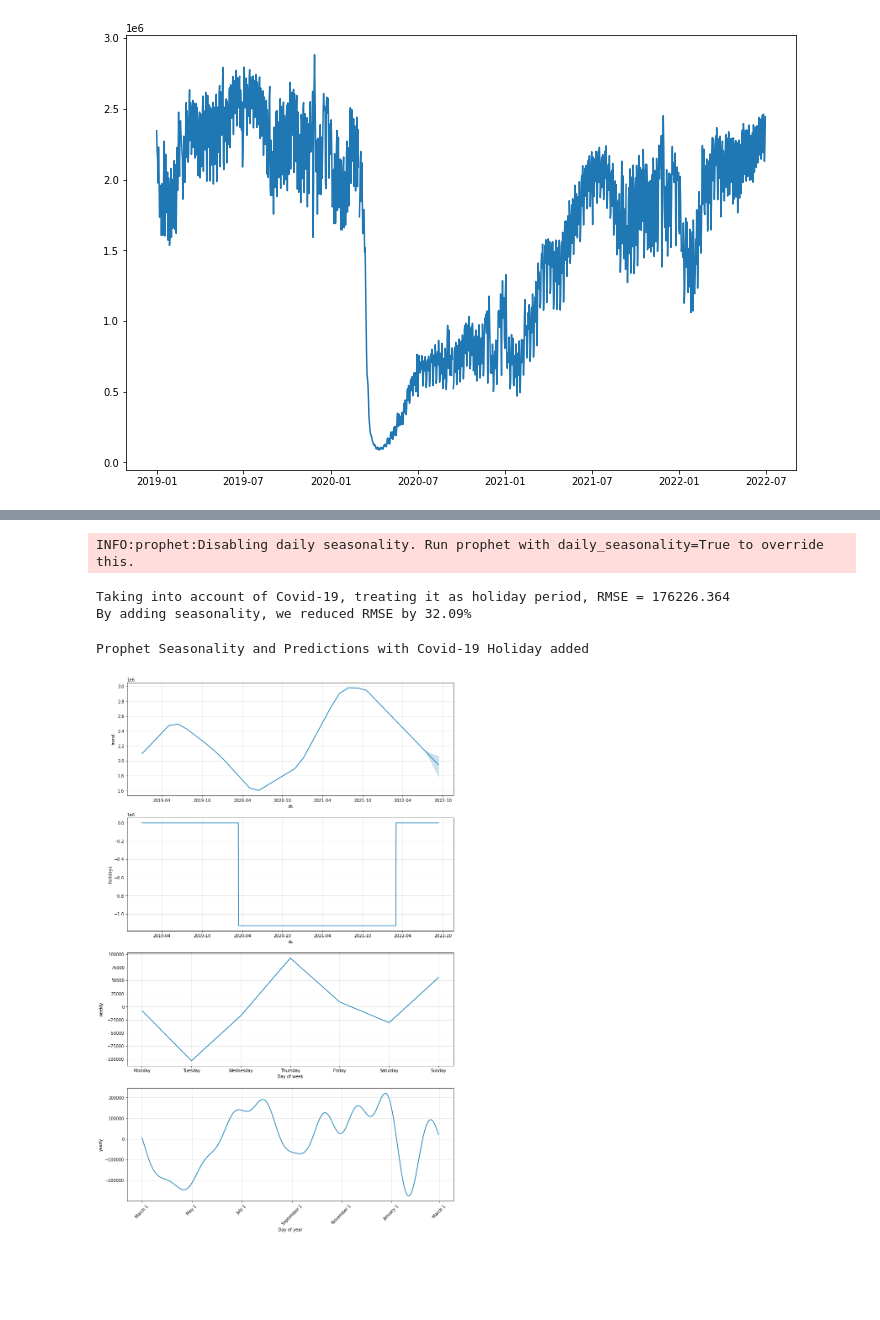
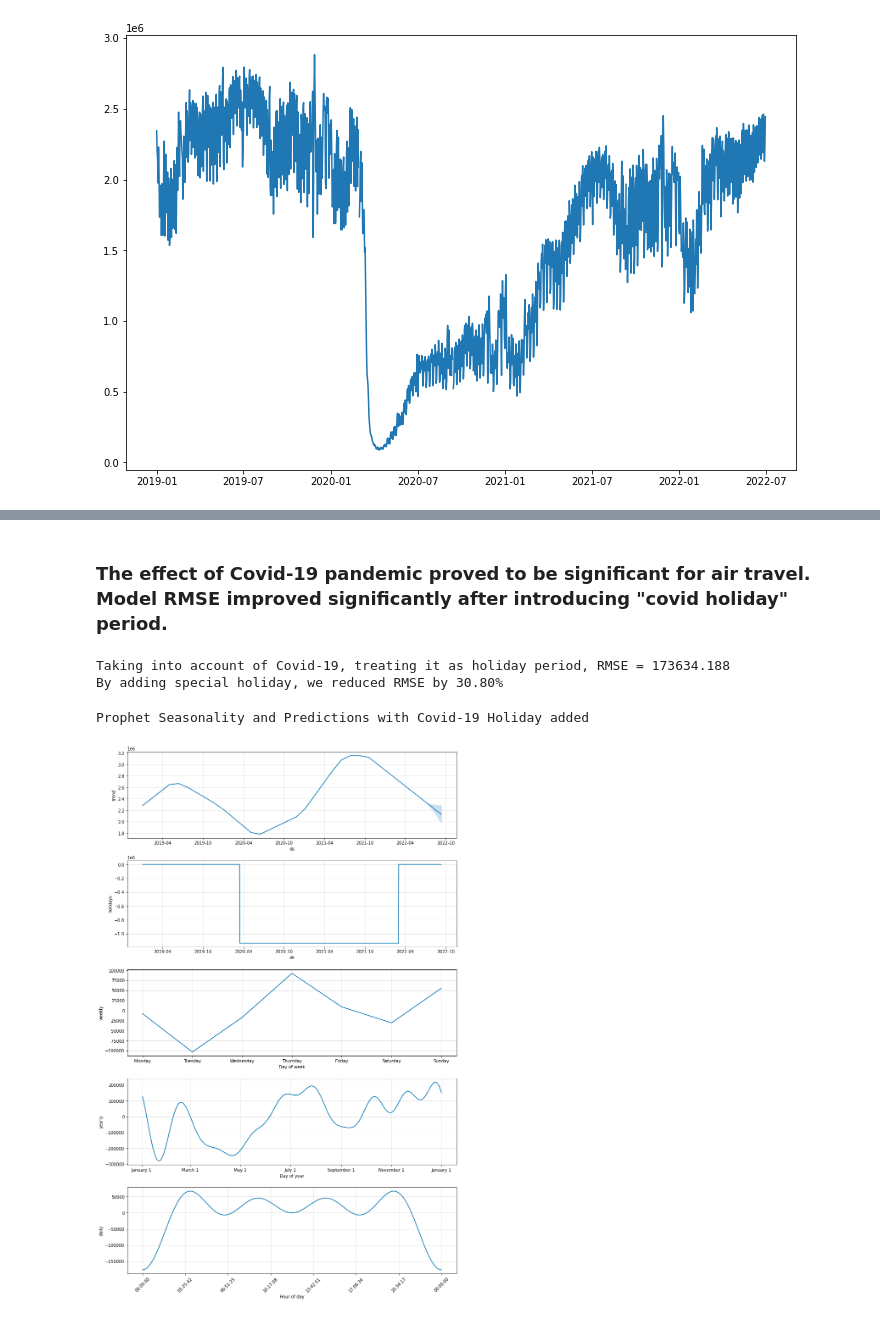
Before and after one commit to rogerwzeng/config, a Jupyter notebook: CSCI-E116.HarvardX/PSet04_RogerZeng.ipynb, the cells around one changed output, grey strips where cells are left out. Cells and saved outputs as stored; diff of their text form; code cells hidden in the pictures; blank space fills up the shorter version.

```diff
--- a/CSCI-E116.HarvardX/PSet04_RogerZeng.ipynb
+++ b/CSCI-E116.HarvardX/PSet04_RogerZeng.ipynb
@@ -84,13 +28,12 @@ from sklearn.metrics import mean_squared_error
 # %%
 train_travel.rename(columns={'ds': "ds" , 'travel_train' : "y"}, inplace=True)
-tt_model = Prophet(interval_width=0.95,  # 90% C.I. or is it?
+tt_model = Prophet(interval_width=0.95,
                            yearly_seasonality=True,
                            weekly_seasonality=True,
-                           # changepoint_prior_scale=0.08,
-                           # changepoint_range=0.9)
+                           daily_seasonality=True,
                   )
-tt_model.add_seasonality(name='weekly', period=7, fourier_order=3, prior_scale=1)
-tt_model.add_seasonality(name='yearly', period=365, fourier_order=10, prior_scale=1)
+#tt_model.add_seasonality(name='weekly', period=7, fourier_order=3, prior_scale=1)
+#tt_model.add_seasonality(name='yearly', period=365, fourier_order=10, prior_scale=1)
 
 #Fit model
 tt_model.fit(train_travel)
@@ -119,16 +63,17 @@ Prophet Seasonality and Predictions
 # %%
 # Add Covid-19 'Holiday' to blunt false linear trend
 covid_dates = pd.DataFrame({'ds':pd.date_range(start='3/15/2020', end='3/1/2022')})
-covid =pd.DataFrame({'holiday':['Covid-19']})
+covid =pd.DataFrame({'holiday':['Covid-19']})  # column with 'Covid-19' start to finish
 covid_holiday = covid.join(covid_dates,how='outer').fillna('Covid-19')
 
 tt_model_covid = Prophet(interval_width=0.95,  # 90% C.I. or is it?
                            yearly_seasonality=True,
                            weekly_seasonality=True,
+                           daily_seasonality=True,
                            holidays=covid_holiday
                   )
-tt_model_covid.add_seasonality(name='weekly', period=7, fourier_order=3, prior_scale=1)
-tt_model_covid.add_seasonality(name='yearly', period=365, fourier_order=10, prior_scale=1)
+#tt_model_covid.add_seasonality(name='weekly', period=7, fourier_order=3, prior_scale=1)
+#tt_model_covid.add_seasonality(name='yearly', period=365, fourier_order=10, prior_scale=1)
 
 #Fit model
 tt_model_covid.fit(train_travel)
@@ -136,23 +81,24 @@ tt_model_covid.fit(train_travel)
 #Predict the future
 tt_future_covid = tt_model_covid.make_future_dataframe(periods=len(test_travel))
 tt_pred_covid = tt_model_covid.predict(tt_future_covid)
-# %% [output]
-INFO:prophet:Disabling daily seasonality. Run prophet with daily_seasonality=True to override this.
+# %% [markdown]
+### The effect of Covid-19 pandemic proved to be significant for air travel. Model RMSE improved significantly after introducing "covid holiday" period.
 # %%
 pred_test_covid = tt_pred_covid[tt_pred_covid['ds']>=test_travel['ds'][0]]['yhat']
 
+# See how far off the predictions are from actual using RMSE
 RMSE_covid = mean_squared_error(test_travel['travel_test'], pred_test_covid, squared=False)
 print(f"Taking into account of Covid-19, treating it as holiday period, RMSE = {RMSE_covid:.3f}")
 print(f"By adding special holiday, we reduced RMSE by {(RMSE - RMSE_covid)/RMSE*100:.2f}%")
 # %% [output]
-Taking into account of Covid-19, treating it as holiday period, RMSE = 176226.364
-By adding seasonality, we reduced RMSE by 32.09%
+Taking into account of Covid-19, treating it as holiday period, RMSE = 173634.188
+By adding special holiday, we reduced RMSE by 30.80%
 # %%
-# Prophet plots
+# Prophet plots with "holiday"
 print("Prophet Seasonality and Predictions with Covid-19 Holiday added")
-tt_model_covid.plot_components(tt_pred_covid, uncertainty=True, weekly_start=1, yearly_start=59, figsize=(12,18))
+tt_model_covid.plot_components(tt_pred_covid, uncertainty=True, weekly_start=1, yearly_start=1, figsize=(12,18))
 plt.xticks(rotation=45)
 plt.show()
 # %% [output]
 Prophet Seasonality and Predictions with Covid-19 Holiday added
-[figure, old version]
+[figure, new version]
```
Also changed, not shown: parts of 14 cells of this notebook, 1 other file.
